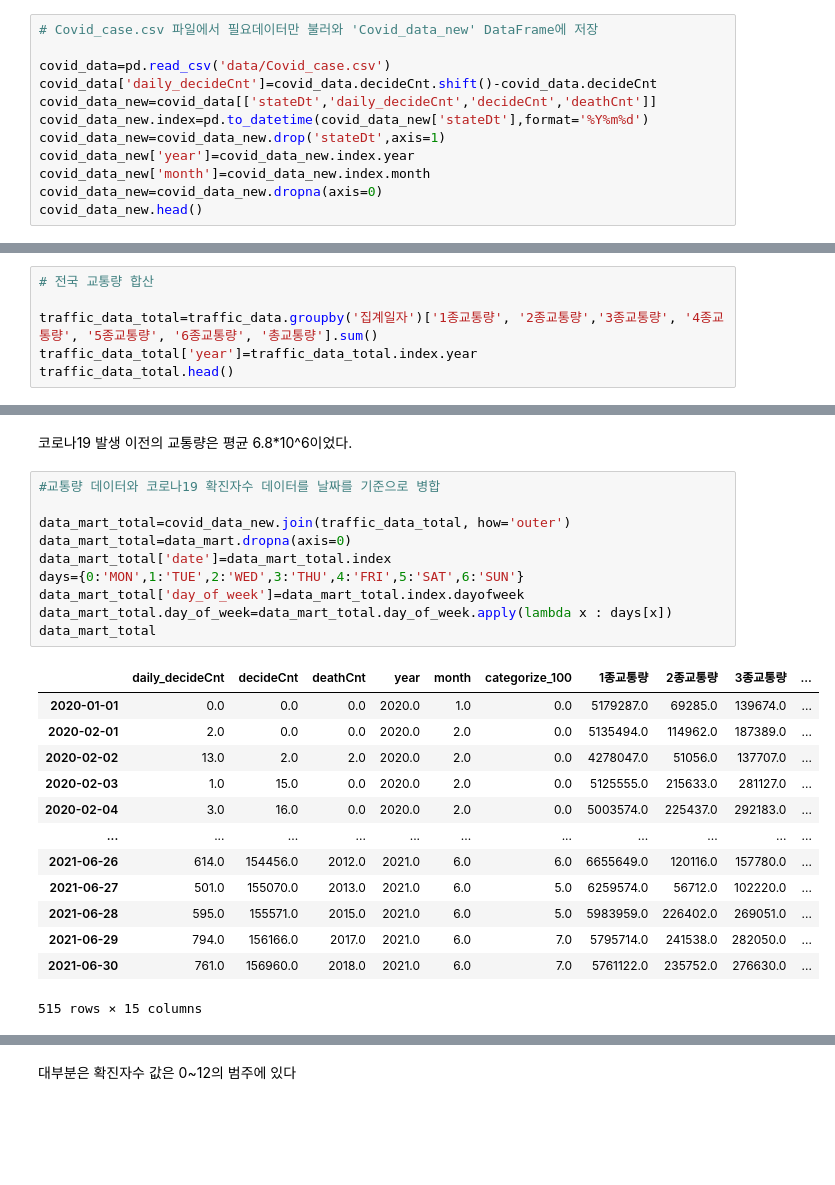
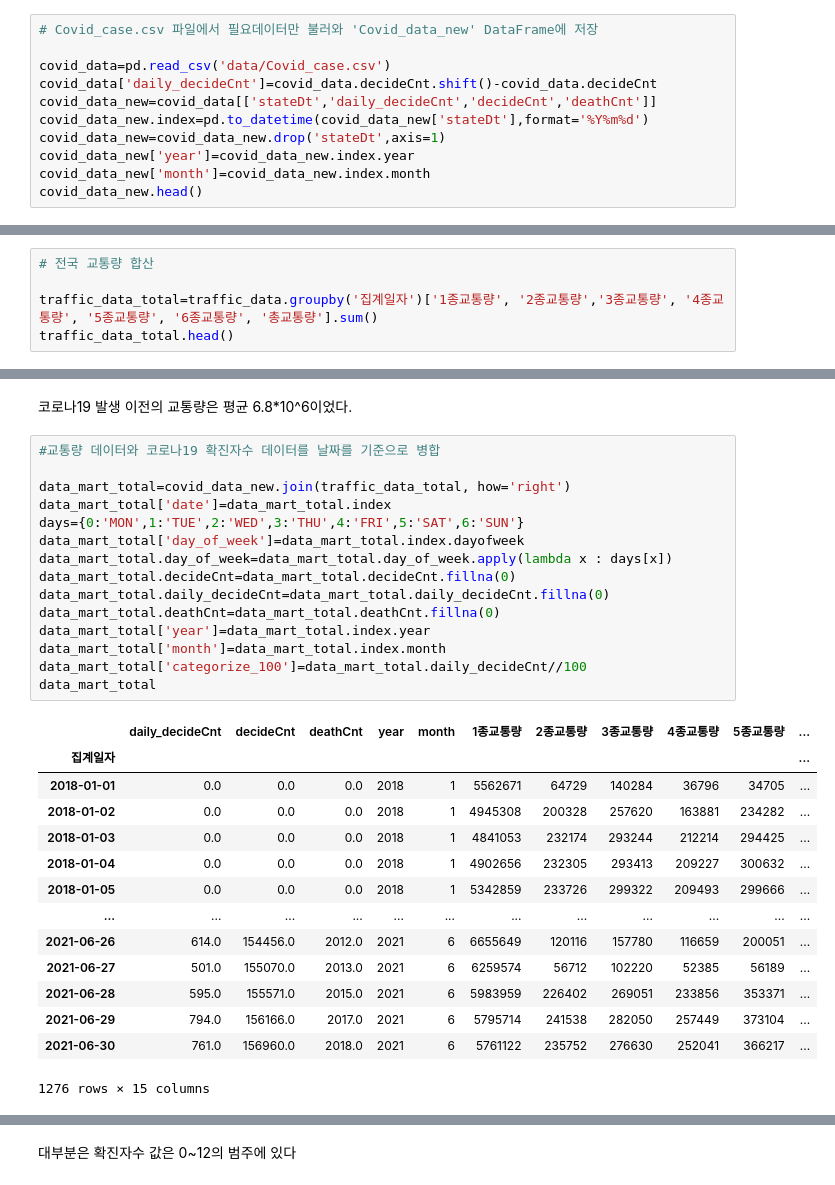
Before and after one commit to WooShangHyeon/damentor_3, a Jupyter notebook: Categorize corona probability_LHJ.ipynb, the cells around one changed output, grey strips where cells are left out. Drawn from its saved outputs; the diff is of its cells as text; blank space fills up the shorter version.

```diff
--- a/Categorize corona probability_LHJ.ipynb
+++ b/Categorize corona probability_LHJ.ipynb
@@ -23,7 +23,6 @@ covid_data_new.index=pd.to_datetime(covid_data_new['stateDt'],format='%Y%m%d')
 covid_data_new=covid_data_new.drop('stateDt',axis=1)
 covid_data_new['year']=covid_data_new.index.year
 covid_data_new['month']=covid_data_new.index.month
-covid_data_new=covid_data_new.dropna(axis=0)
 covid_data_new.head()
 # %% [output]
 |  | daily_decideCnt | decideCnt | deathCnt | year | month |
@@ -113,6 +117,5 @@ traffic_data.head()
 # 전국 교통량 합산
 
 traffic_data_total=traffic_data.groupby('집계일자')['1종교통량', '2종교통량','3종교통량', '4종교통량', '5종교통량', '6종교통량', '총교통량'].sum()
-traffic_data_total['year']=traffic_data_total.index.year
 traffic_data_total.head()
 # %% [output]
@@ -140,25 +131,31 @@ Name: 총교통량, dtype: float64
 # %%
 #교통량 데이터와 코로나19 확진자수 데이터를 날짜를 기준으로 병합
 
-data_mart_total=covid_data_new.join(traffic_data_total, how='outer')
-data_mart_total=data_mart.dropna(axis=0)
+data_mart_total=covid_data_new.join(traffic_data_total, how='right')
 data_mart_total['date']=data_mart_total.index
 days={0:'MON',1:'TUE',2:'WED',3:'THU',4:'FRI',5:'SAT',6:'SUN'}
 data_mart_total['day_of_week']=data_mart_total.index.dayofweek
 data_mart_total.day_of_week=data_mart_total.day_of_week.apply(lambda x : days[x])
+data_mart_total.decideCnt=data_mart_total.decideCnt.fillna(0)
+data_mart_total.daily_decideCnt=data_mart_total.daily_decideCnt.fillna(0)
+data_mart_total.deathCnt=data_mart_total.deathCnt.fillna(0)
+data_mart_total['year']=data_mart_total.index.year
+data_mart_total['month']=data_mart_total.index.month
+data_mart_total['categorize_100']=data_mart_total.daily_decideCnt//100
 data_mart_total
 # %% [output]
-|  | daily_decideCnt | decideCnt | deathCnt | year | month | categorize_100 | 1종교통량 | 2종교통량 | 3종교통량 | ... |
-| 2020-01-01 | 0.0 | 0.0 | 0.0 | 2020.0 | 1.0 | 0.0 | 5179287.0 | 69285.0 | 139674.0 | ... |
-| 2020-02-01 | 2.0 | 0.0 | 0.0 | 2020.0 | 2.0 | 0.0 | 5135494.0 | 114962.0 | 187389.0 | ... |
-| 2020-02-02 | 13.0 | 2.0 | 2.0 | 2020.0 | 2.0 | 0.0 | 4278047.0 | 51056.0 | 137707.0 | ... |
-| 2020-02-03 | 1.0 | 15.0 | 0.0 | 2020.0 | 2.0 | 0.0 | 5125555.0 | 215633.0 | 281127.0 | ... |
-| 2020-02-04 | 3.0 | 16.0 | 0.0 | 2020.0 | 2.0 | 0.0 | 5003574.0 | 225437.0 | 292183.0 | ... |
-| ... | ... | ... | ... | ... | ... | ... | ... | ... | ... | ... |
-| 2021-06-26 | 614.0 | 154456.0 | 2012.0 | 2021.0 | 6.0 | 6.0 | 6655649.0 | 120116.0 | 157780.0 | ... |
-| 2021-06-27 | 501.0 | 155070.0 | 2013.0 | 2021.0 | 6.0 | 5.0 | 6259574.0 | 56712.0 | 102220.0 | ... |
-| 2021-06-28 | 595.0 | 155571.0 | 2015.0 | 2021.0 | 6.0 | 5.0 | 5983959.0 | 226402.0 | 269051.0 | ... |
-| 2021-06-29 | 794.0 | 156166.0 | 2017.0 | 2021.0 | 6.0 | 7.0 | 5795714.0 | 241538.0 | 282050.0 | ... |
-| 2021-06-30 | 761.0 | 156960.0 | 2018.0 | 2021.0 | 6.0 | 7.0 | 5761122.0 | 235752.0 | 276630.0 | ... |
+|  | daily_decideCnt | decideCnt | deathCnt | year | month | 1종교통량 | 2종교통량 | 3종교통량 | 4종교통량 | 5종교통량 | ... |
+| 집계일자 |  |  |  |  |  |  |  |  |  |  | ... |
+| 2018-01-01 | 0.0 | 0.0 | 0.0 | 2018 | 1 | 5562671 | 64729 | 140284 | 36796 | 34705 | ... |
+| 2018-01-02 | 0.0 | 0.0 | 0.0 | 2018 | 1 | 4945308 | 200328 | 257620 | 163881 | 234282 | ... |
+| 2018-01-03 | 0.0 | 0.0 | 0.0 | 2018 | 1 | 4841053 | 232174 | 293244 | 212214 | 294425 | ... |
+| 2018-01-04 | 0.0 | 0.0 | 0.0 | 2018 | 1 | 4902656 | 232305 | 293413 | 209227 | 300632 | ... |
+| 2018-01-05 | 0.0 | 0.0 | 0.0 | 2018 | 1 | 5342859 | 233726 | 299322 | 209493 | 299666 | ... |
+| ... | ... | ... | ... | ... | ... | ... | ... | ... | ... | ... | ... |
+| 2021-06-26 | 614.0 | 154456.0 | 2012.0 | 2021 | 6 | 6655649 | 120116 | 157780 | 116659 | 200051 | ... |
+| 2021-06-27 | 501.0 | 155070.0 | 2013.0 | 2021 | 6 | 6259574 | 56712 | 102220 | 52385 | 56189 | ... |
+| 2021-06-28 | 595.0 | 155571.0 | 2015.0 | 2021 | 6 | 5983959 | 226402 | 269051 | 233856 | 353371 | ... |
+| 2021-06-29 | 794.0 | 156166.0 | 2017.0 | 2021 | 6 | 5795714 | 241538 | 282050 | 257449 | 373104 | ... |
+| 2021-06-30 | 761.0 | 156960.0 | 2018.0 | 2021 | 6 | 5761122 | 235752 | 276630 | 252041 | 366217 | ... |
-515 rows × 15 columns
+1276 rows × 15 columns
 # %%
```
Also changed, not shown: parts of 21 cells of this notebook, 2 other files.
